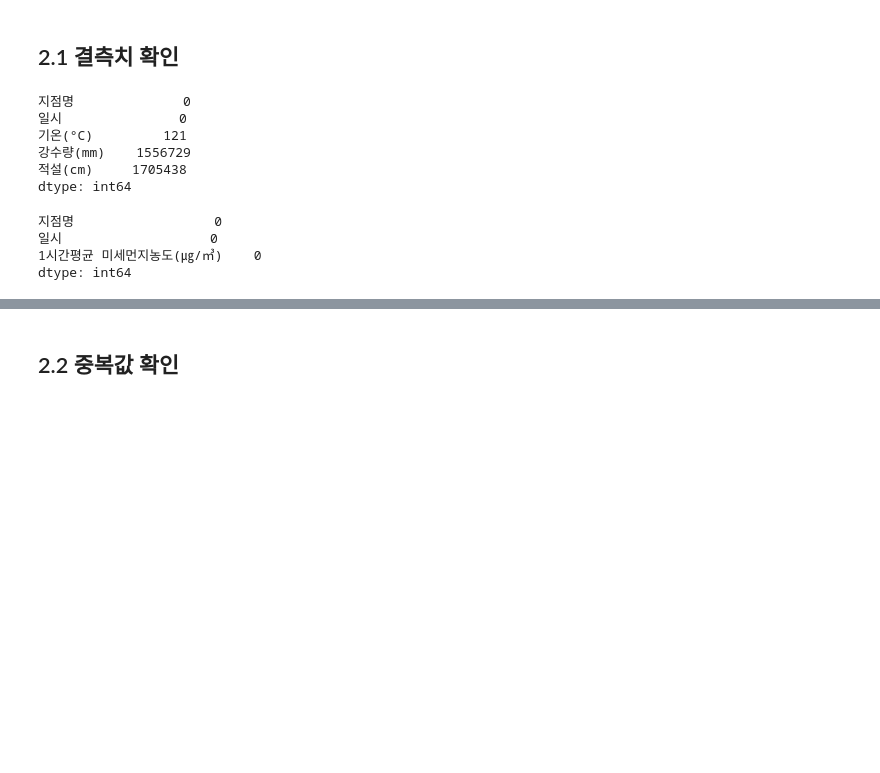
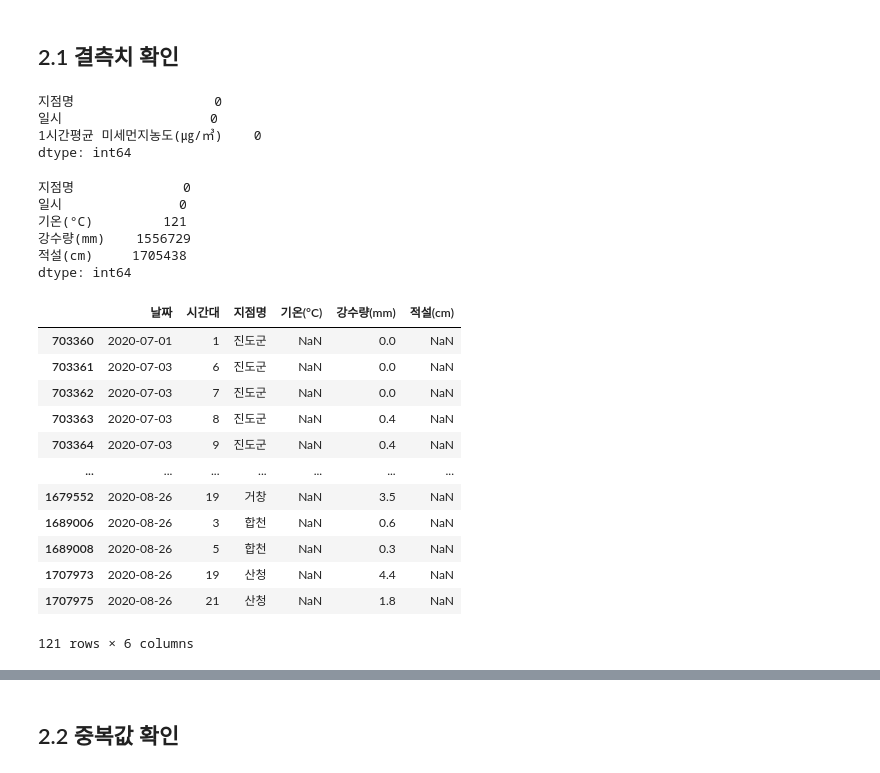
Before and after one commit to wish0728/Elice_teamproject2_team11_delivery, a Jupyter notebook: data-analysis/EDA/dahye_날씨데이터.ipynb, the cells around one changed output, grey strips where cells are left out. Cells and saved outputs as stored; diff of their text form; code cells hidden in the pictures; blank space fills up the shorter version.

```diff
--- a/data-analysis/EDA/dahye_날씨데이터.ipynb
+++ b/data-analysis/EDA/dahye_날씨데이터.ipynb
@@ -163,6 +168,13 @@ df
 배달데이터는 광역시도와 시군구가 따로 저장되어있는데 날씨데이터에는 섞여서 저장되어있음에도 불구하고 숫자도 더 적다...심지어 미세먼지 데이터는 지역이 29개밖에 안되서 어떤지역이 어떤지점의 데이터를 가져다 쓰는지도 알아야한다.
 # %% [markdown]
 ## 2.1 결측치 확인
+# %%
+dust.isna().sum()
+# %% [output]
+지점명                  0
+일시                   0
+1시간평균 미세먼지농도(㎍/㎥)    0
+dtype: int64
 # %%
 weather.isna().sum()
 # %% [output]
@@ -172,10 +184,19 @@ weather.isna().sum()
 강수량(mm)    1556729
 적설(cm)     1705438
 dtype: int64
-# %%
-dust.isna().sum()
-# %% [output]
-지점명                  0
-일시                   0
-1시간평균 미세먼지농도(㎍/㎥)    0
-dtype: int64
+# %%
+weather[weather['기온(°C)'].isna()]
+# %% [output]
+|  | 날짜 | 시간대 | 지점명 | 기온(°C) | 강수량(mm) | 적설(cm) |
+| 703360 | 2020-07-01 | 1 | 진도군 | NaN | 0.0 | NaN |
+| 703361 | 2020-07-03 | 6 | 진도군 | NaN | 0.0 | NaN |
+| 703362 | 2020-07-03 | 7 | 진도군 | NaN | 0.0 | NaN |
+| 703363 | 2020-07-03 | 8 | 진도군 | NaN | 0.4 | NaN |
+| 703364 | 2020-07-03 | 9 | 진도군 | NaN | 0.4 | NaN |
+| ... | ... | ... | ... | ... | ... | ... |
+| 1679552 | 2020-08-26 | 19 | 거창 | NaN | 3.5 | NaN |
+| 1689006 | 2020-08-26 | 3 | 합천 | NaN | 0.6 | NaN |
+| 1689008 | 2020-08-26 | 5 | 합천 | NaN | 0.3 | NaN |
+| 1707973 | 2020-08-26 | 19 | 산청 | NaN | 4.4 | NaN |
+| 1707975 | 2020-08-26 | 21 | 산청 | NaN | 1.8 | NaN |
+121 rows × 6 columns
```
Also changed, not shown: parts of 14 cells of this notebook, 2 other files.
